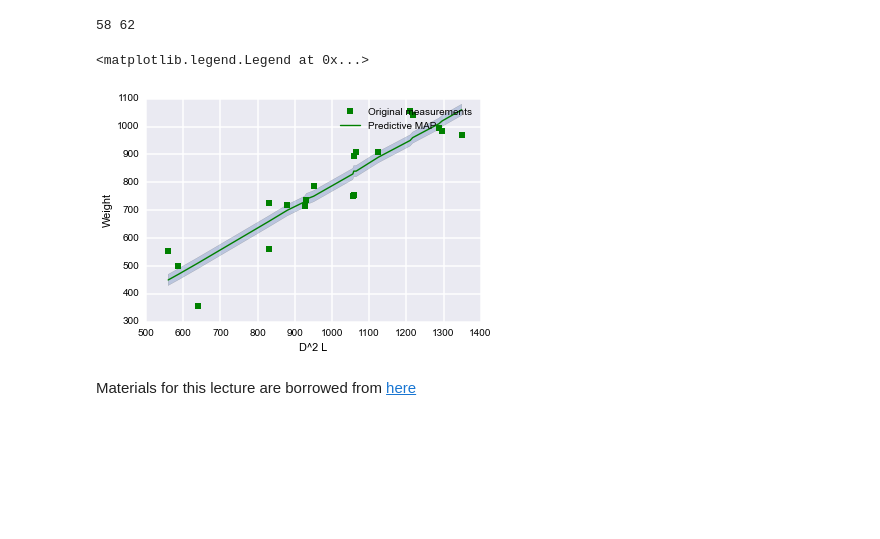
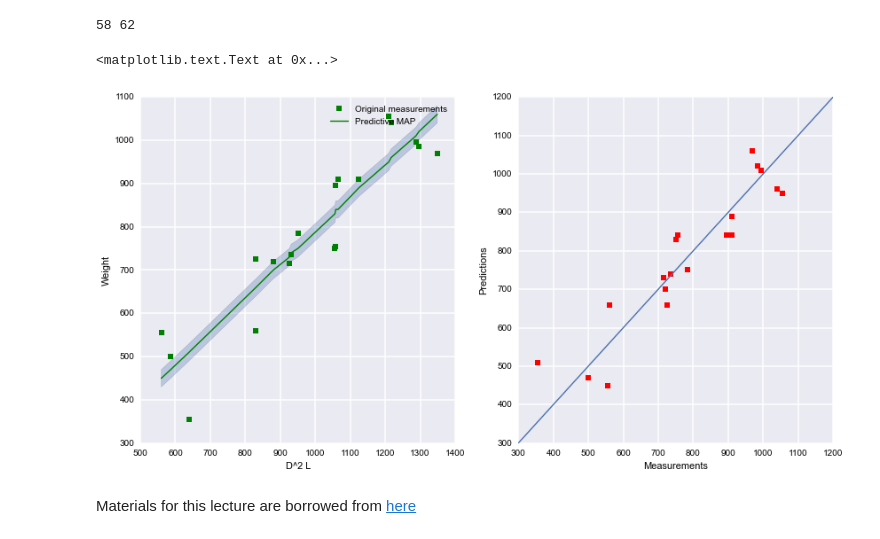
Before and after one commit to AM207/Site, a Jupyter notebook: am207/content/notebooks/Lecture8_MCMC_tests.ipynb, the cells around one changed output. Drawn from its saved outputs; the diff is of its cells as text; code cells hidden in the pictures; blank space fills up the shorter version.

```diff
--- a/am207/content/notebooks/Lecture8_MCMC_tests.ipynb
+++ b/am207/content/notebooks/Lecture8_MCMC_tests.ipynb
@@ -563,7 +564,7 @@ And the total likelihood is the product of that.
 # %%
 def post_pred(xstar):
     musamples = mu_at_x(xstar)
-    pp = lambda wstar: np.sum(normal([wstar]*musamples.shape[0], musamples, tsamples**-0.5))
+    pp = lambda wstar: np.sum(normal([wstar]*musamples.shape[0], musamples, tsamples**(-0.5)))
     return pp
 # %%
 pp750 = post_pred(750)
@@ -614,25 +615,32 @@ for x in X:
     predwr[counter]=wrange[r]
     counter=counter+1
 # %%
-#plt.plot(W, predwmax, 'o', alpha=0.4)
+plt.figure(figsize=[14,7])
 le=predwmax - predwl
 ue=predwr - predwmax
 
 
 idx = np.argsort(X)
-#plt.plot(X, model(b0,b1,X))
+plt.subplot(1,2,1)
+
 plt.plot(X, W, 'gs', label='Original measurements')
 
 
 plt.plot(X[idx], predwmax[idx], 'g', label='Predictive MAP')
 #plt.errorbar(X, predwmax, yerr=[le, ue], fmt='-')
 #plt.plot([300,1200],[300,1200])
 plt.fill_between(X[idx], predwl[idx], predwr[idx], alpha=0.3, label='3-sigma confidence')
 plt.xlabel('D^2 L')
 plt.ylabel('Weight')
 plt.legend()
+
+plt.subplot(1,2,2)
+plt.plot(W, predwmax, 'rs')
+plt.plot([300,1200],[300,1200])  # THIS IS A 45 DEGREE LINE
+plt.xlabel('Measurements')
+plt.ylabel('Predictions')
 # %% [output]
-<matplotlib.legend.Legend at 0x...>
+<matplotlib.text.Text at 0x...>
-[figure, old version]
+[figure, new version]
 # %% [markdown]
 Materials for this lecture are borrowed from <a href="http://nbviewer.ipython.org/urls/raw2.github.com/fonnesbeck/Bios366/master/notebooks/Section4_5-Model-Checking.ipynb?create=1"> here </a>
```
Also changed, not shown: parts of 1 cell of this notebook, 1 other file.
